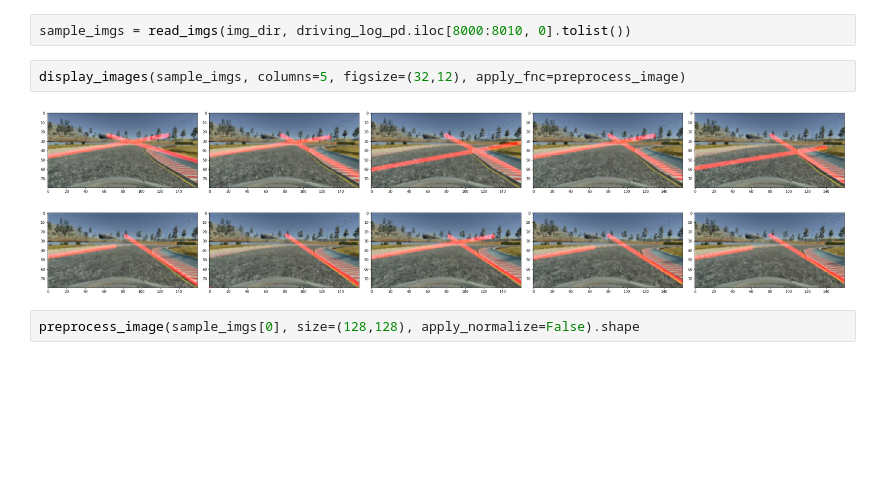
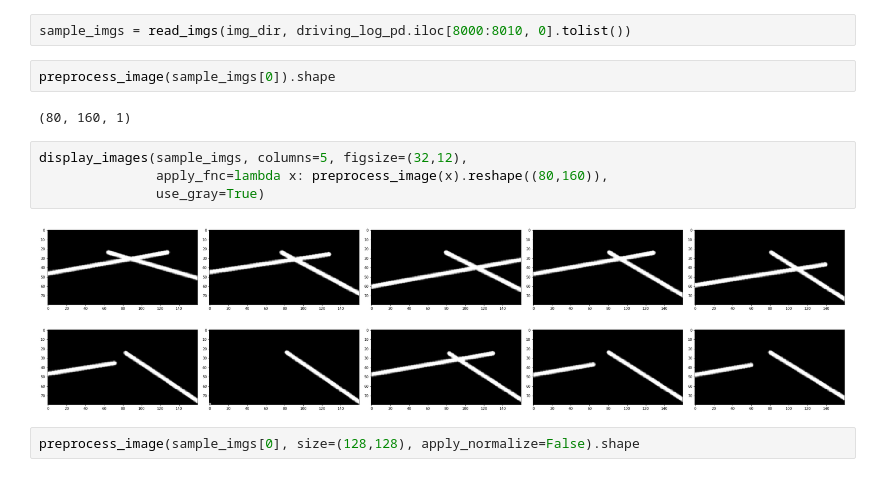
Before and after one commit to ekkus93/CarND-Behavioral-Cloning-P3, a Jupyter notebook: Behavioral_Cloning.ipynb, the cells around one changed output. Saved outputs shown, nothing was run; the diff lists cells and outputs as text; blank space fills up the shorter version.

```diff
--- a/Behavioral_Cloning.ipynb
+++ b/Behavioral_Cloning.ipynb
@@ -108,10 +108,16 @@ def read_imgs(img_dir, file_names):
 img_dir = '%s/IMG' % data_dir
 # %%
 sample_imgs = read_imgs(img_dir, driving_log_pd.iloc[8000:8010, 0].tolist())
+# %%
+preprocess_image(sample_imgs[0]).shape
+# %% [output]
+(80, 160, 1)
 # %%
-display_images(sample_imgs, columns=5, figsize=(32,12), apply_fnc=preprocess_image)
+display_images(sample_imgs, columns=5, figsize=(32,12),
+               apply_fnc=lambda x: preprocess_image(x).reshape((80,160)),
+               use_gray=True)
 # %% [output]
-[figure, old version]
+[figure, new version]
 # %%
 preprocess_image(sample_imgs[0], size=(128,128), apply_normalize=False).shape
 # %% [output]
```
Also changed, not shown: 5 other files.
